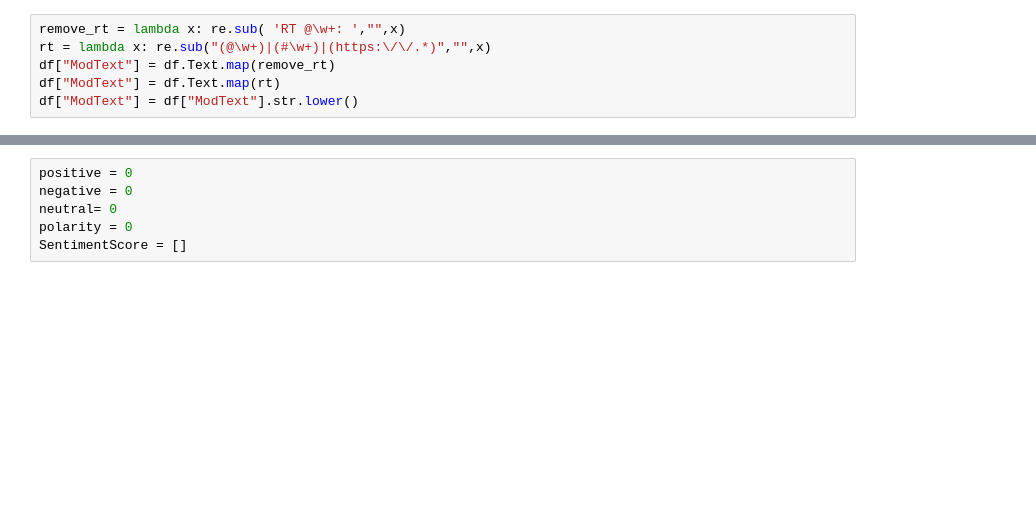
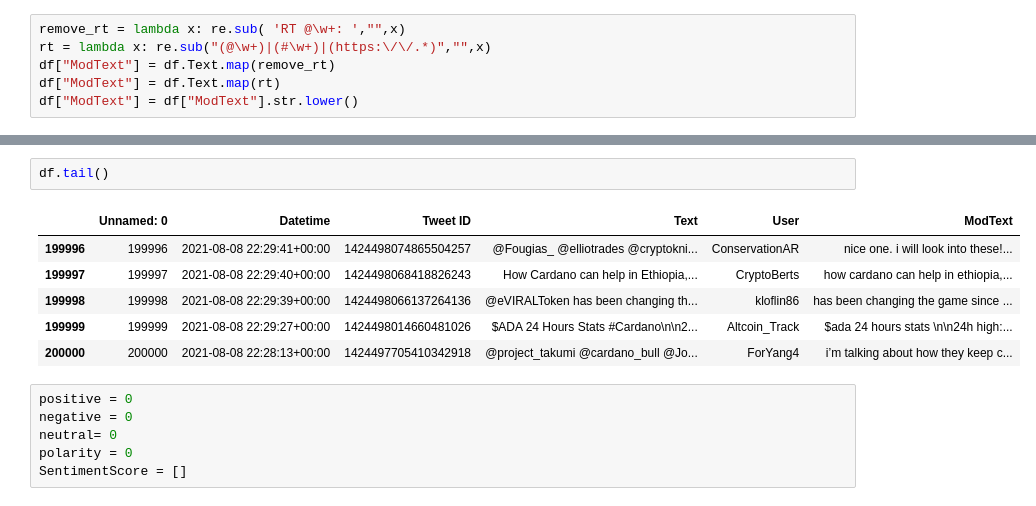
Before and after one commit to AvinaashP/CardanoTwitterSentiment, a Jupyter notebook: notebooks/Exploration.ipynb, the cells around one changed output, grey strips where cells are left out. Saved outputs shown, nothing was run; the diff lists cells and outputs as text; blank space fills up the shorter version.

```diff
--- a/notebooks/Exploration.ipynb
+++ b/notebooks/Exploration.ipynb
@@ -77,3 +80,12 @@ df.head(10)
+# %%
+df.tail()
+# %% [output]
+|  | Unnamed: 0 | Datetime | Tweet ID | Text | User | ModText |
+| 199996 | 199996 | 2021-08-08 22:29:41+00:00 | 1424498074865504257 | @Fougias_ @elliotrades @cryptokni... | ConservationAR | nice one. i will look into these!... |
+| 199997 | 199997 | 2021-08-08 22:29:40+00:00 | 1424498068418826243 | How Cardano can help in Ethiopia,... | CryptoBerts | how cardano can help in ethiopia,... |
+| 199998 | 199998 | 2021-08-08 22:29:39+00:00 | 1424498066137264136 | @eVIRALToken has been changing th... | kloflin86 | has been changing the game since ... |
+| 199999 | 199999 | 2021-08-08 22:29:27+00:00 | 1424498014660481026 | $ADA 24 Hours Stats #Cardano\n\n2... | Altcoin_Track | $ada 24 hours stats \n\n24h high:... |
+| 200000 | 200000 | 2021-08-08 22:28:13+00:00 | 1424497705410342918 | @project_takumi @cardano_bull @Jo... | ForYang4 | i’m talking about how they keep c... |
 # %%
 positive = 0
 negative = 0
```
Also changed, not shown: parts of 29 cells of this notebook, 10 other files.
